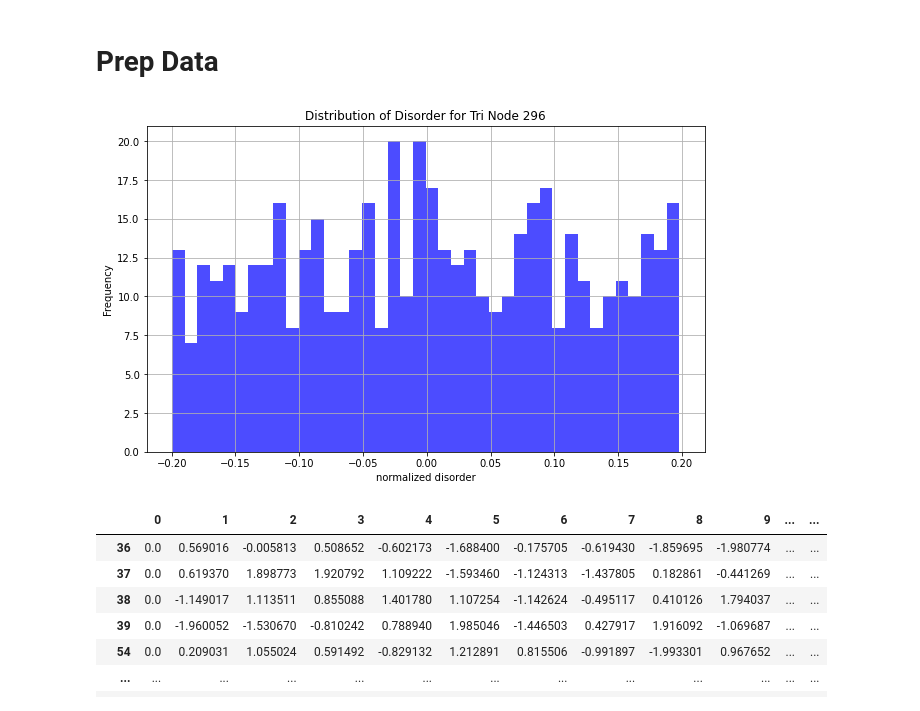
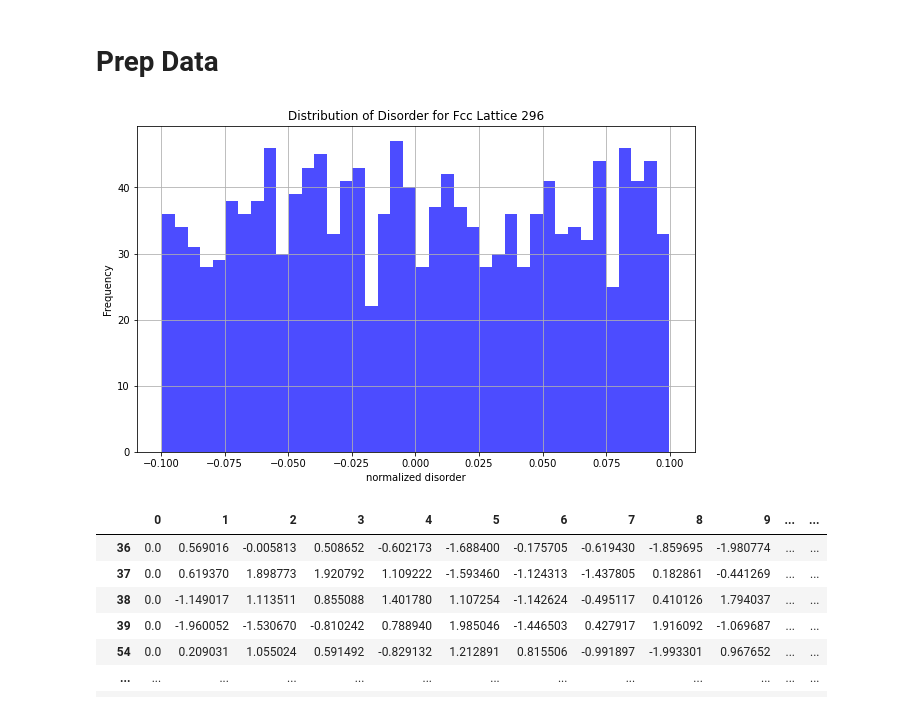
Before and after one commit to niccoforte/NF-PhD-gitRepo, a Jupyter notebook: code/InputsOutputs.ipynb, the cells around one changed output. Saved outputs shown, nothing was run; the diff lists cells and outputs as text; code cells hidden in the pictures.

Commit message:
Check FCC distribution.

```diff
--- a/code/InputsOutputs.ipynb
+++ b/code/InputsOutputs.ipynb
@@ -22,7 +22,7 @@ pTiHex = pTi + f'{dN}dN/hex/'
 # %% [markdown]
 # Load Data
 # %%
-PATH  = pTiTri
+PATH  = pTiFCC
 dis   = 'disNodes'     # disNodes, disStruts
 MODEL = 'ductile'      # ductile, fracture, both
 
@@ -178,23 +178,23 @@ if MODEL.lower() == "fracture" or MODEL.lower() == "both":
 # %%
 def plot_row_distributions(df, indx=None, num=5, by="lattice"):
     if by.lower() == "node":
         df = df.T
     if indx is None:
         indx = random.sample(df.index.tolist(), num)
     elif type(indx) is int:
         indx = [indx]
     for i in indx:
         plt.figure(figsize=(10, 6))
-        plt.hist(df.loc[i].to_numpy()/(l*1000), bins=40, alpha=0.7, color='blue')
+        plt.hist(df.loc[i].to_numpy()/(np.sqrt(2*l**2)*1000), bins=40, alpha=0.7, color='blue')
         plt.title(f'Distribution of Disorder for {LAT.capitalize()} {by.capitalize()} {i}')
         plt.xlabel('normalized disorder')
         plt.ylabel('Frequency')
         plt.grid(True)
         plt.show()
 
-plot_row_distributions(UT_dIN_df, indx=None, num=1, by="node")
+plot_row_distributions(UT_dIN_df, indx=None, num=1, by="lattice")
 # %% [output]
-[figure, old version]
+[figure, new version]
 # %%
 UT_dIN_df.T
 # %% [output]
```
